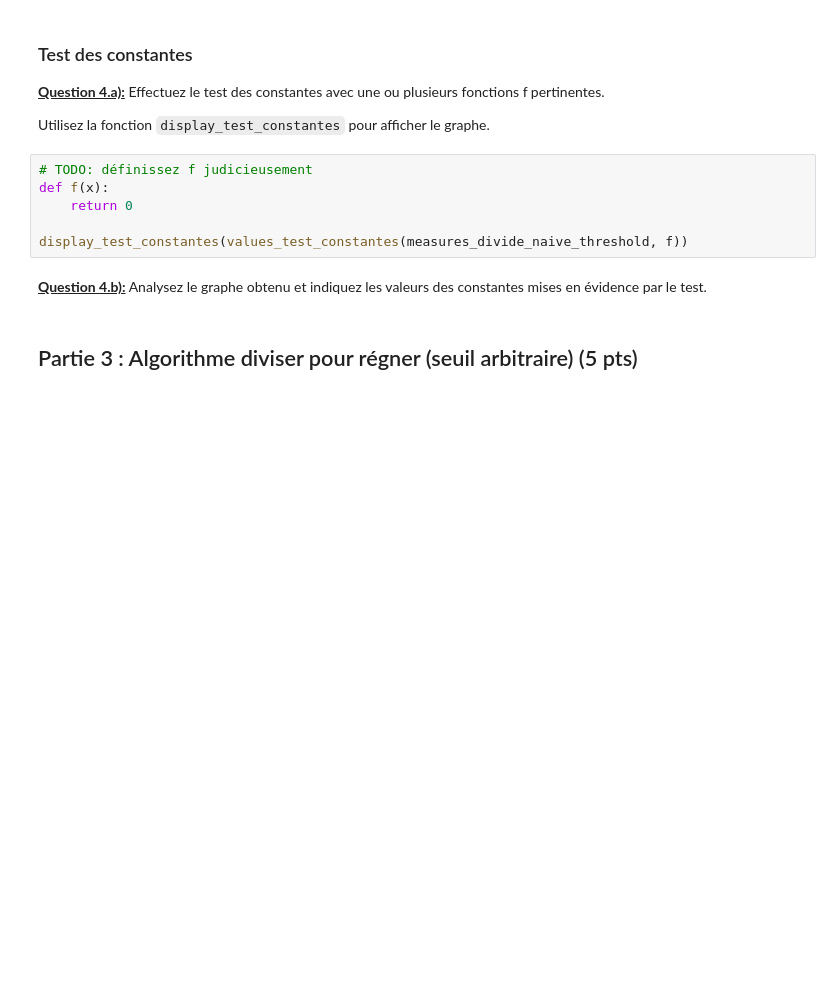
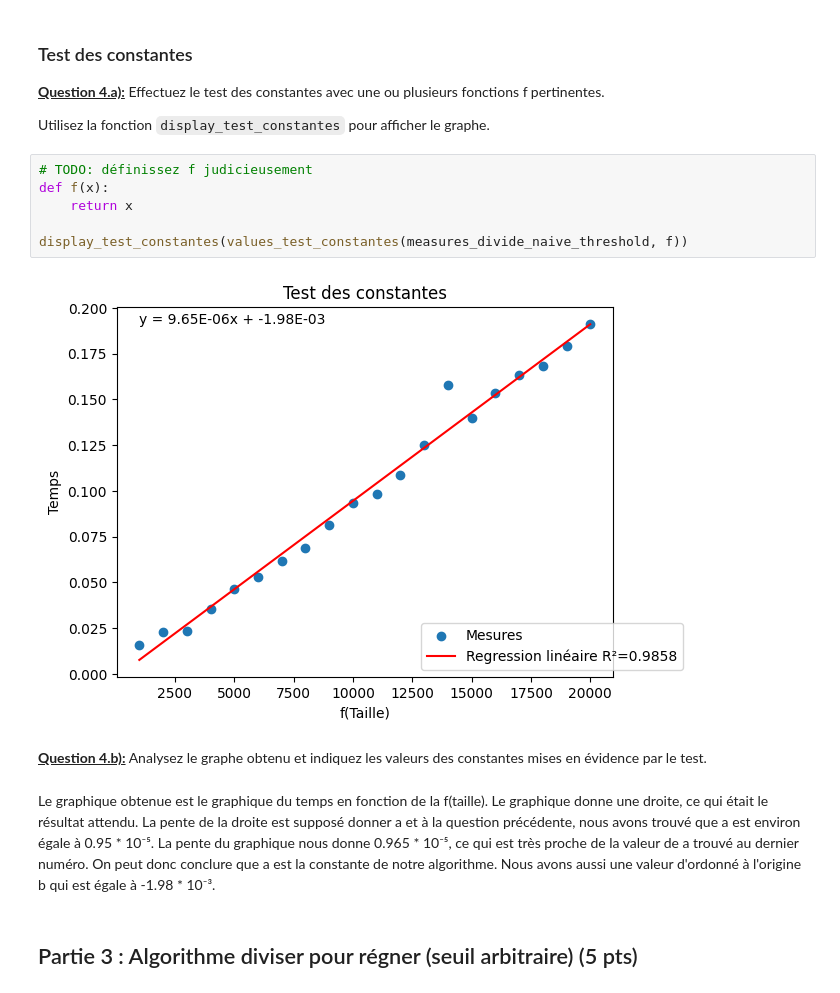
Before and after one commit to simden012/INF8775_Labs, a Jupyter notebook: TP1/TP1-H24.ipynb, the cells around one changed output. Saved outputs shown, nothing was run; the diff lists cells and outputs as text; blank space fills up the shorter version.

```diff
--- a/TP1/TP1-H24.ipynb
+++ b/TP1/TP1-H24.ipynb
@@ -567,11 +591,15 @@ Utilisez la fonction `display_test_constantes` pour afficher le graphe.
 # %%
 # TODO: définissez f judicieusement
 def f(x):
-    return 0
+    return x
 
 display_test_constantes(values_test_constantes(measures_divide_naive_threshold, f))
+# %% [output]
+[figure, added]
 # %% [markdown]
 <u>**Question 4.b):**</u> Analysez le graphe obtenu et indiquez les valeurs des constantes mises en évidence par le test.
+# %% [markdown]
+Le graphique obtenue est le graphique du temps en fonction de la f(taille). Le graphique donne une droite, ce qui était le résultat attendu. La pente de la droite est supposé donner a et à la question précédente, nous avons trouvé que a est environ égale à 0.95 * 10⁻⁵. La pente du graphique nous donne 0.965 * 10⁻⁵, ce qui est très proche de la valeur de a trouvé au dernier numéro. On peut donc conclure que a est la constante de notre algorithme. Nous avons aussi une valeur d'ordonné à l'origine b qui est égale à -1.98 * 10⁻³.
 # %% [markdown]
 ## Partie 3 : Algorithme diviser pour régner (seuil arbitraire) (5 pts)
 # %% [markdown]
```
Also changed, not shown: parts of 7 cells of this notebook.
